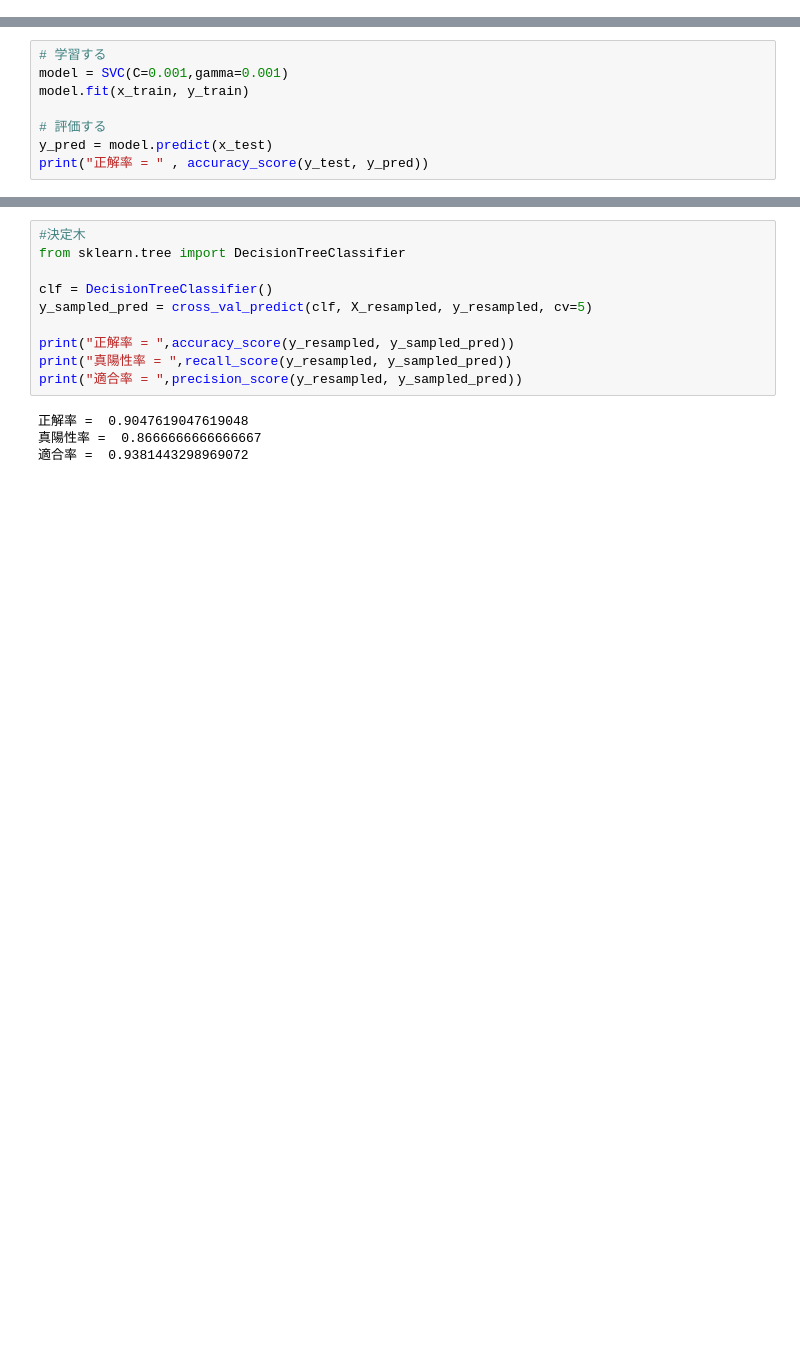
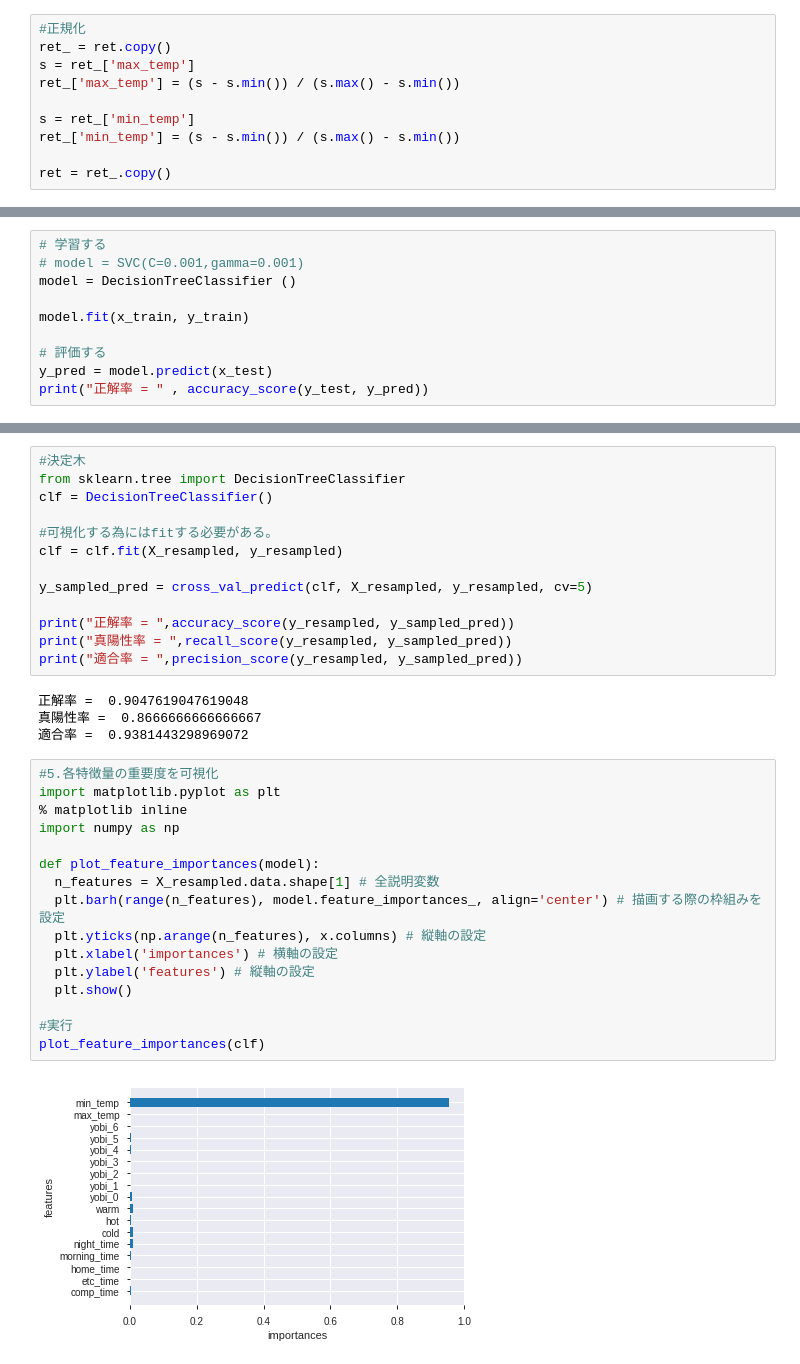
Before and after one commit to soichi-fujiwara/jupyter-notebook, a Jupyter notebook: Web_scraping_Accidents_plus_temp.ipynb, the cells around one changed output, grey strips where cells are left out. Saved outputs shown, nothing was run; the diff lists cells and outputs as text; blank space fills up the shorter version.

```diff
--- a/Web_scraping_Accidents_plus_temp.ipynb
+++ b/Web_scraping_Accidents_plus_temp.ipynb
@@ -310,6 +310,16 @@ ret.head()
 | 2 | 0 | 0 | 1 | 0 | 0 | 0 | 1 | 0 | 0 | 0 | ... |
 | 3 | 0 | 1 | 0 | 0 | 0 | 0 | 1 | 0 | 0 | 1 | ... |
 | 4 | 0 | 1 | 0 | 0 | 0 | 0 | 1 | 0 | 1 | 0 | ... |
+# %%
+#正規化
+ret_ = ret.copy()
+s = ret_['max_temp']
+ret_['max_temp'] = (s - s.min()) / (s.max() - s.min())
+
+s = ret_['min_temp']
+ret_['min_temp'] = (s - s.min()) / (s.max() - s.min())
+
+ret = ret_.copy()
 # %%
 from sklearn.model_selection import train_test_split
 from sklearn.svm import SVC,LinearSVC
@@ -344,6 +352,8 @@ ValueError: ignored
 # %%
 # 学習する
-model = SVC(C=0.001,gamma=0.001)
+# model = SVC(C=0.001,gamma=0.001)
+model = DecisionTreeClassifier ()
+
 model.fit(x_train, y_train)
 
 # 評価する
@@ -417,8 +433,11 @@ RandomForestClassifier の正解率 =  0.9800895968143355
 # %%
 #決定木
 from sklearn.tree import DecisionTreeClassifier
+clf = DecisionTreeClassifier()
 
-clf = DecisionTreeClassifier()
+#可視化する為にはfitする必要がある。
+clf = clf.fit(X_resampled, y_resampled)
+
 y_sampled_pred = cross_val_predict(clf, X_resampled, y_resampled, cv=5)
 
 print("正解率 = ",accuracy_score(y_resampled, y_sampled_pred))
@@ -428,3 +447,21 @@ print("適合率 = ",precision_score(y_resampled, y_sampled_pred))
 正解率 =  0.9047619047619048
 真陽性率 =  0.8666666666666667
 適合率 =  0.9381443298969072
+# %%
+#5.各特徴量の重要度を可視化
+import matplotlib.pyplot as plt
+% matplotlib inline
+import numpy as np
+
+def plot_feature_importances(model):
+  n_features = X_resampled.data.shape[1] # 全説明変数
+  plt.barh(range(n_features), model.feature_importances_, align='center') # 描画する際の枠組みを設定
+  plt.yticks(np.arange(n_features), x.columns) # 縦軸の設定
+  plt.xlabel('importances') # 横軸の設定
+  plt.ylabel('features') # 縦軸の設定
+  plt.show()
+
+#実行
+plot_feature_importances(clf)
+# %% [output]
+[figure, added]
```
Also changed, not shown: parts of 7 cells of this notebook.
